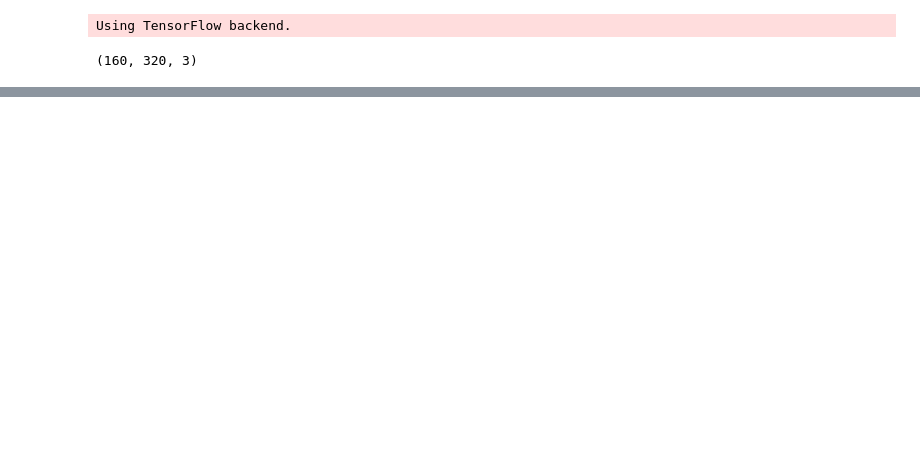
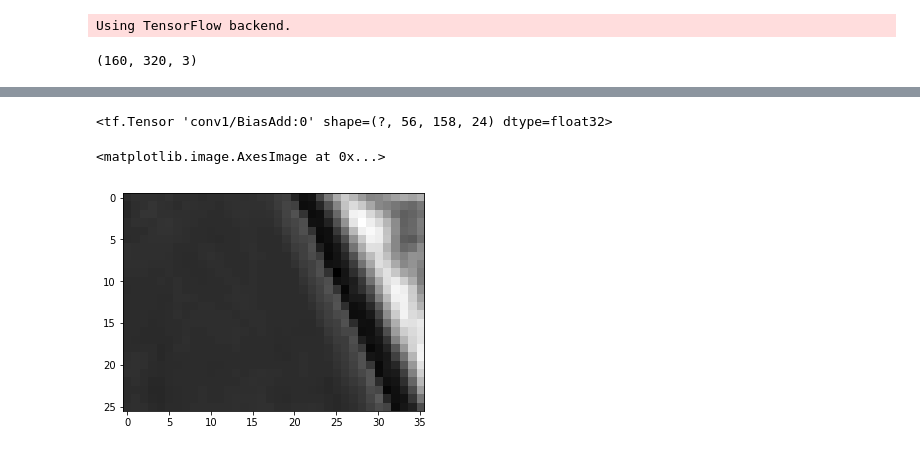
Before and after one commit to freddycct/CarND-Behavioral-Cloning-P3, a Jupyter notebook: model_training.ipynb, the cells around one changed output, grey strips where cells are left out. Saved outputs shown, nothing was run; the diff lists cells and outputs as text; code cells hidden in the pictures; blank space fills up the shorter version.

```diff
--- a/model_training.ipynb
+++ b/model_training.ipynb
@@ -127,9 +176,14 @@ Epoch 10/10
 # %%
-model.get_layer('conv5').output
+model.get_layer('conv1').output
+# %% [output]
+<tf.Tensor 'conv1/BiasAdd:0' shape=(?, 56, 158, 24) dtype=float32>
 # %%
 intermediate_layer_model = Model(inputs=model.input, outputs=model.get_layer('conv5').output)
 intermediate_output = intermediate_layer_model.predict(np.expand_dims(image, 0))
 # %%
-plt.imshow(intermediate_output[0,:,:,3],cmap='gray')
+plt.imshow(intermediate_output[0,:,:,1],cmap='gray')
+# %% [output]
+<matplotlib.image.AxesImage at 0x...>
+[figure, added]
 # %%
 model.save('params/{}_model.h5'.format(track))
```
Also changed, not shown: parts of 12 cells of this notebook.
